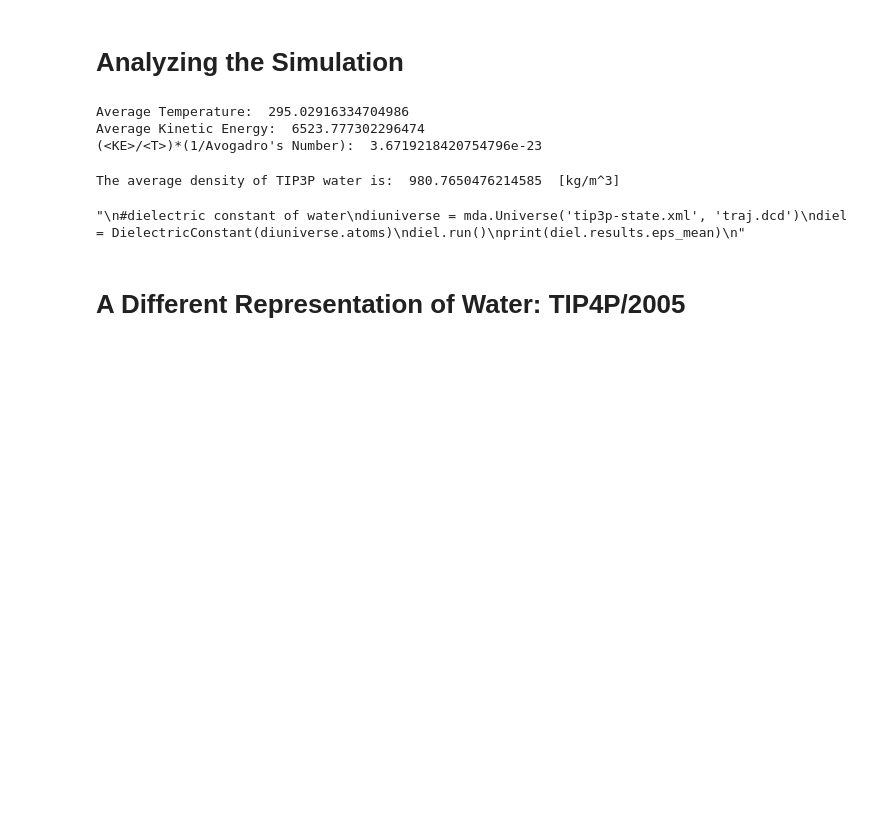
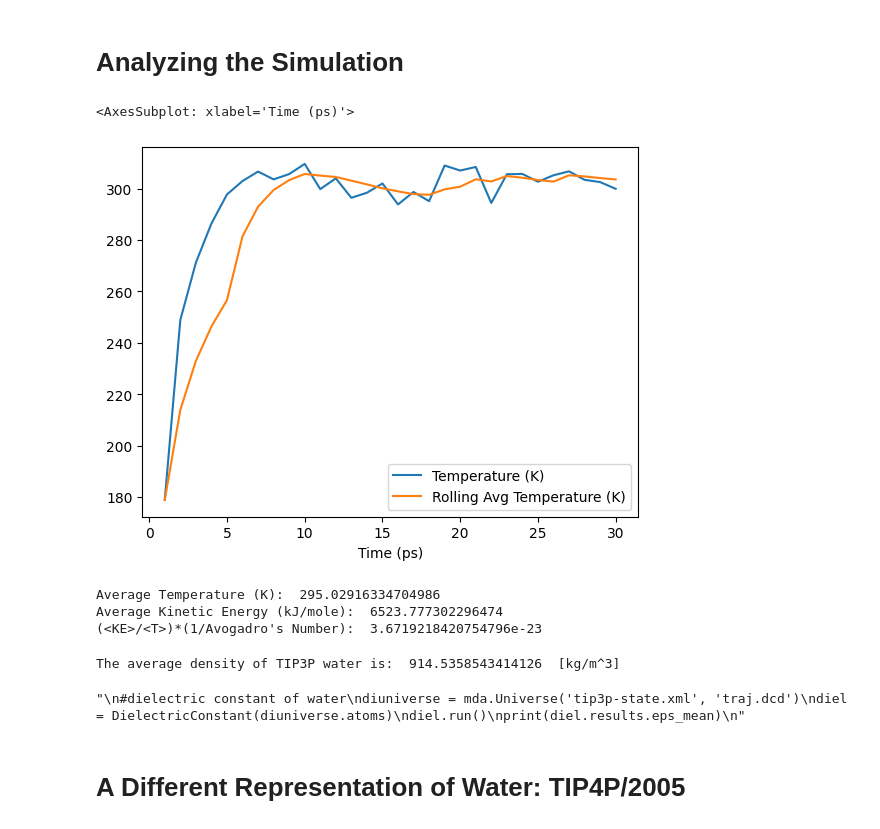
Before and after one commit to andrewsb8/CMP-B322-Final, a Jupyter notebook: MD-Water.ipynb, the cells around one changed output. Drawn from its saved outputs; the diff is of its cells as text; code cells hidden in the pictures; blank space fills up the shorter version.

Commit message:
finished temperature plot, need dielectric and to start with phase transition section

```diff
--- a/MD-Water.ipynb
+++ b/MD-Water.ipynb
@@ -164,24 +164,43 @@ simulation.step(15000)
 # %% [markdown]
 # Analyzing the Simulation
 # %%
-#@title Plotting System Temperature
+#@title Plotting Instantaneous Temperature and the Running Average Temperature
 #@markdown
 
 
 tip3p_data = pd.read_csv(tip3p_log)
+
+#calculate rolling average of the temperature
+rolling_avg = []
+for i in range(len(tip3p_data["Temperature (K)"])):
+    j = i
+    rolling_avg.append(0)
+    while j >= 0 and j >= i-4:
+        rolling_avg[i] += tip3p_data["Temperature (K)"][j]
+        j -= 1
+    if i < 4:
+        rolling_avg[i] = rolling_avg[i]/(i+1)
+    else:
+        rolling_avg[i] = rolling_avg[i]/(5)
+
+tip3p_data['Rolling Avg Temperature (K)'] = rolling_avg
+tip3p_data.plot(x="Time (ps)", y=["Temperature (K)", "Rolling Avg Temperature (K)"], style='-')
+# %% [output]
+<AxesSubplot: xlabel='Time (ps)'>
+[figure, added]
 # %%
 #@title System Temperature and the Equipartition Theorem
 #@markdown
 
-print("Average Temperature: ", tip3p_data["Temperature (K)"].mean())
-print("Average Kinetic Energy: ", tip3p_data["Kinetic Energy (kJ/mole)"].mean())
+print("Average Temperature (K): ", tip3p_data["Temperature (K)"].mean())
+print("Average Kinetic Energy (kJ/mole): ", tip3p_data["Kinetic Energy (kJ/mole)"].mean())
 print("(<KE>/<T>)*(1/Avogadro's Number): ", (tip3p_data["Kinetic Energy (kJ/mole)"].mean()/tip3p_data["Temperature (K)"].mean())/avogadro)
 # %% [output]
-Average Temperature:  295.02916334704986
-Average Kinetic Energy:  6523.777302296474
+Average Temperature (K):  295.02916334704986
+Average Kinetic Energy (kJ/mole):  6523.777302296474
 (<KE>/<T>)*(1/Avogadro's Number):  3.6719218420754796e-23
 # %%
-#@title Calculate the density and dielectric constant of water
+#@title Calculate the density and dielectric constant of TIP3P water
 #@markdown
 
 universe = mda.Universe(tip3p_pdb, tip3p_traj)
@@ -193,7 +212,7 @@ for i in range(len(water)):
     water_mass += water[i].mass * mass_to_kg
 
 av_density = 0
-for p in range(0, len(universe.trajectory)):
+for p in range(25, len(universe.trajectory)):
     universe.trajectory[p]
 
     volume = (universe.trajectory[p].dimensions[0]*angstrom_to_m) * (universe.trajectory[p].dimensions[1]*angstrom_to_m) * (universe.trajectory[p].dimensions[2]*angstrom_to_m)
@@ -211,7 +230,7 @@ diel.run()
 print(diel.results.eps_mean)
 """
 # %% [output]
-The average density of TIP3P water is:  980.7650476214585  [kg/m^3]
+The average density of TIP3P water is:  914.5358543414126  [kg/m^3]
 "\n#dielectric constant of water\ndiuniverse = mda.Universe('tip3p-state.xml', 'traj.dcd')\ndiel = DielectricConstant(diuniverse.atoms)\ndiel.run()\nprint(diel.results.eps_mean)\n"
 # %% [markdown]
 # A Different Representation of Water: TIP4P/2005
```
Also changed, not shown: parts of 1 cell of this notebook.
